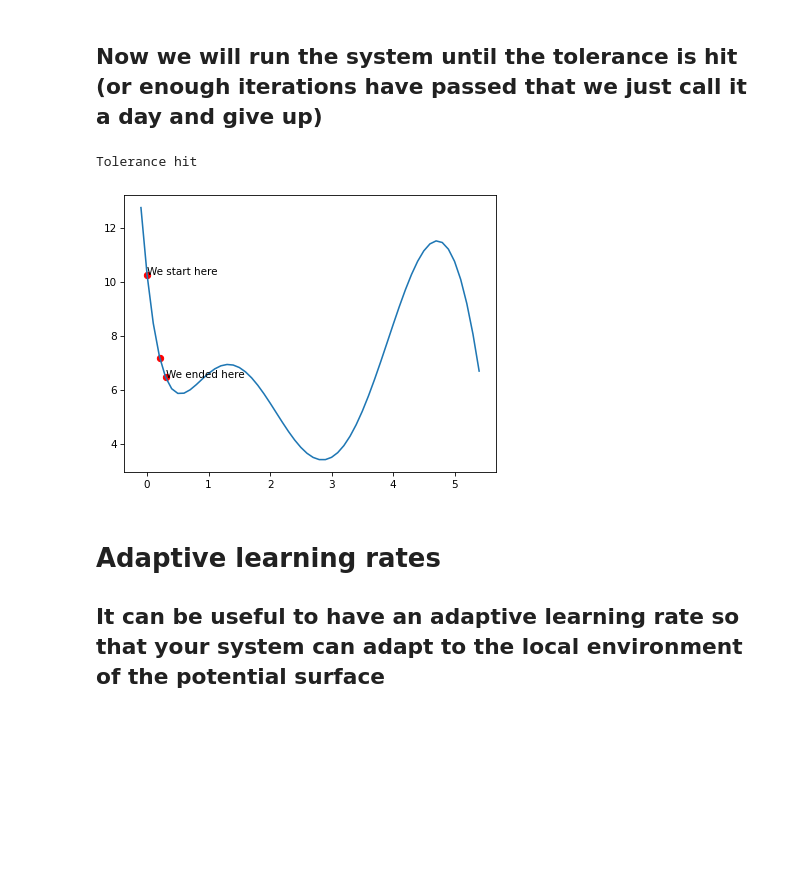
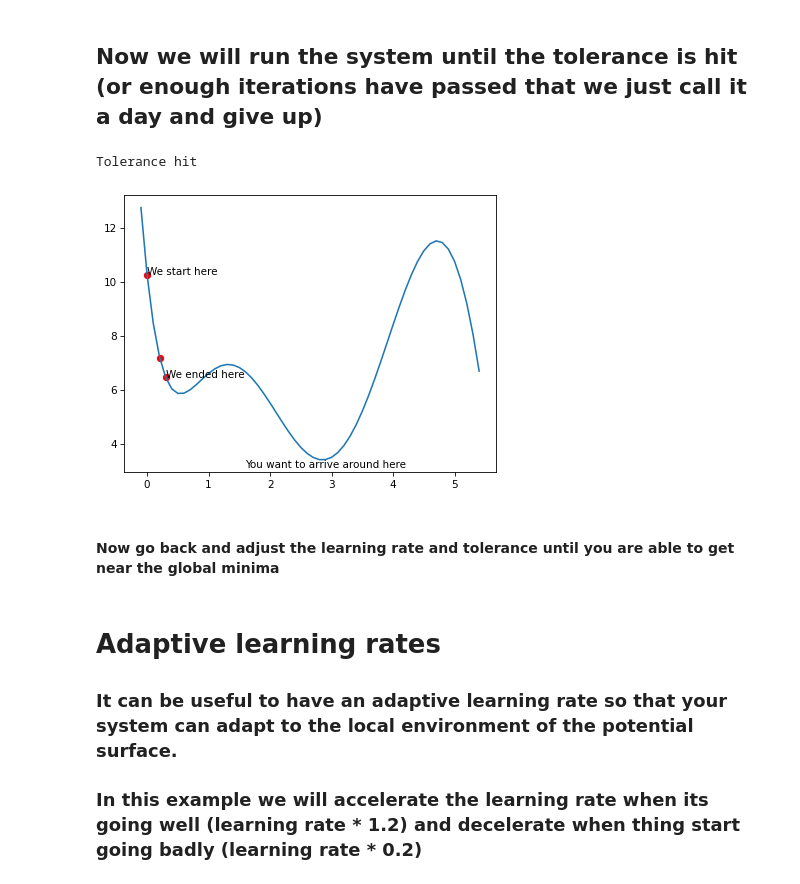
Before and after one commit to Tuttlelab/Tutorials, a Jupyter notebook: Algorithms.ipynb, the cells around one changed output. Saved outputs shown, nothing was run; the diff lists cells and outputs as text; code cells hidden in the pictures; blank space fills up the shorter version.

```diff
--- a/Algorithms.ipynb
+++ b/Algorithms.ipynb
@@ -58,33 +58,37 @@ Depending on how large your learning rate is and how steep the dydx gradient was
 # %%
 plt.plot(PES, f(PES))
 plt.scatter([StartingPoint], [StartingY], color="red")
 plt.text(StartingPoint, StartingY, "We start here")
+plt.text(1.6, 3.1, "You want to arrive around here")
 
 
 history = []
 
 X = StartingPoint
 for iteration in range(100): # Lets limit this to 100 iterations, incase the tolerance is never reached
 
     #print(X)
     dydx = (f(X+learning_rate)-f(X)) /learning_rate # Measure the gradient at this point
     prev_X = X # Store the old value for comparison
     X = X - learning_rate*dydx # Make a move (the direction is the sign (+/-) of dydx and the magnitude is determined by learning_rate * dydx)
 
     history.append(X)
 
     plt.scatter([X], [f(X)], color="red")
 
     if abs(X - prev_X) < tol:
         print("Tolerance hit")
         break
 
-plt.text(history[-1], f(history[-1]), "We ended here")
+plt.text(X, f(X), "We ended here")
 plt.gcf().set_dpi(75)
 plt.show()
 # %% [output]
 Tolerance hit
-[figure, old version]
+[figure, new version]
+# %% [markdown]
+#### Now go back and adjust the learning rate and tolerance until you are able to get near the global minima
 # %% [markdown]
 # Adaptive learning rates
-## It can be useful to have an adaptive learning rate so that your system can adapt to the local environment of the potential surface
+### It can be useful to have an adaptive learning rate so that your system can adapt to the local environment of the potential surface.
+### In this example we will accelerate the learning rate when its going well (learning rate * 1.2) and decelerate when thing start going badly (learning rate * 0.2)
```
Also changed, not shown: parts of 1 cell of this notebook, 1 other file.
